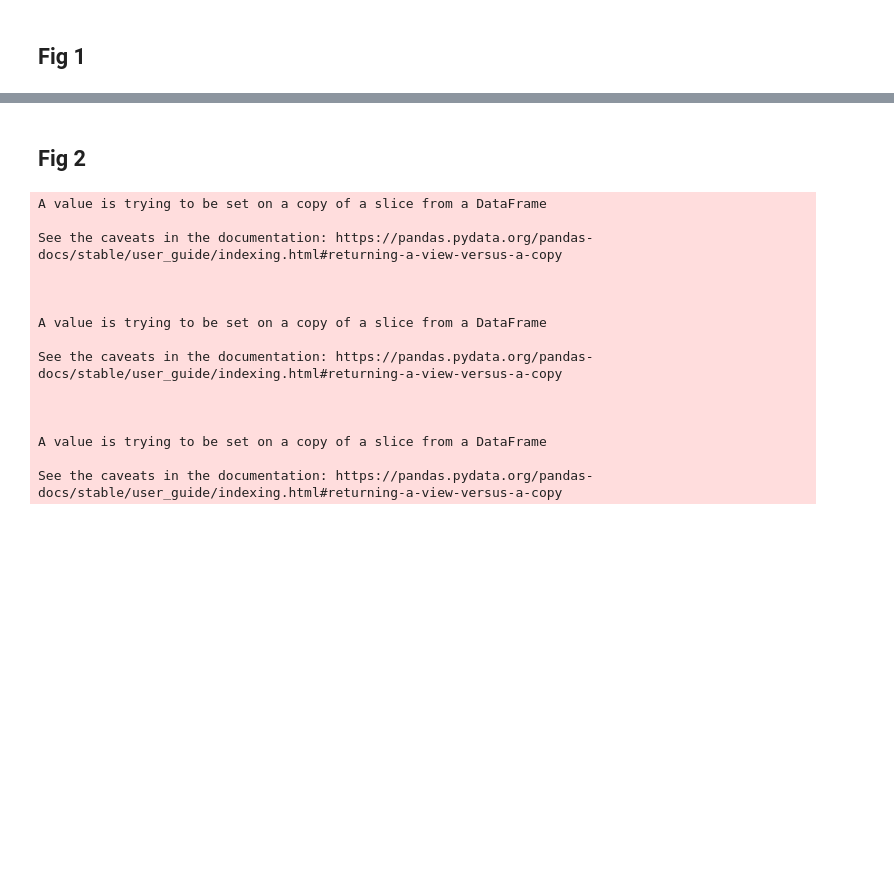
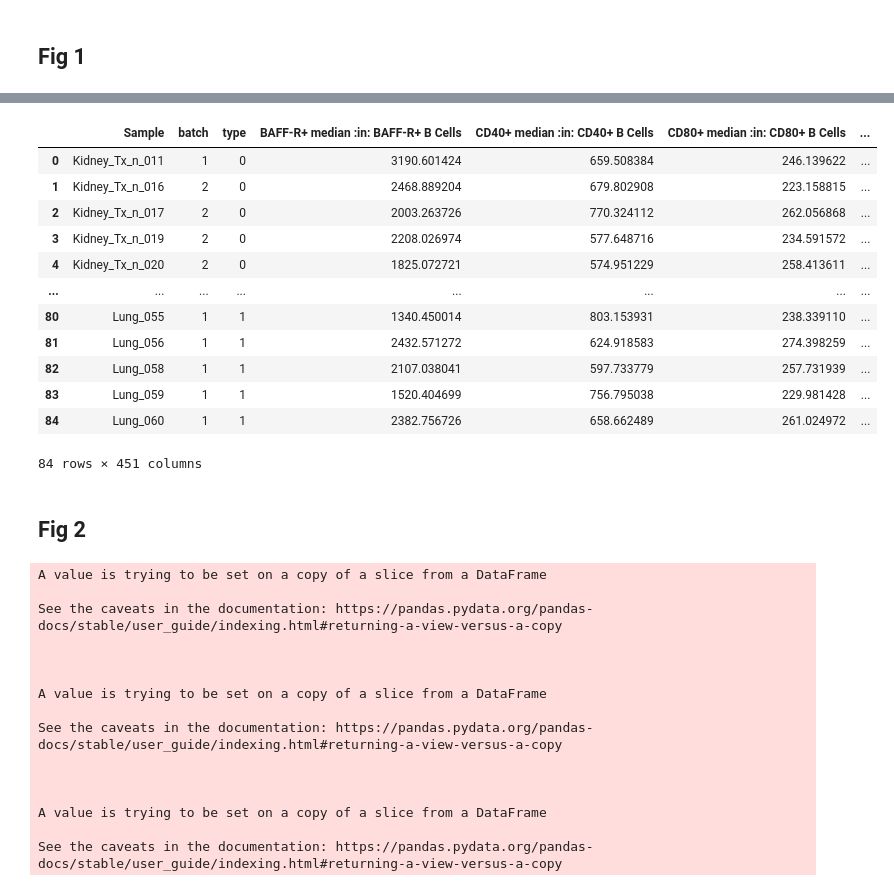
Before and after one commit to rafael-veiga/immunological_covid, a Jupyter notebook: figs.ipynb, the cells around one changed output, grey strips where cells are left out. Cells and saved outputs as stored; diff of their text form; code cells hidden in the pictures; blank space fills up the shorter version.

```diff
--- a/figs.ipynb
+++ b/figs.ipynb
@@ -113,3 +127,20 @@ FigureWidget({
+# %%
+df_d2_d = data["d2_d"]
+df_d2_d
+# %% [output]
+|  | Sample | batch | type | BAFF-R+ median :in: BAFF-R+ B Cells | CD40+ median :in: CD40+ B Cells | CD80+ median :in: CD80+ B Cells | ... |
+| 0 | Kidney_Tx_n_011 | 1 | 0 | 3190.601424 | 659.508384 | 246.139622 | ... |
+| 1 | Kidney_Tx_n_016 | 2 | 0 | 2468.889204 | 679.802908 | 223.158815 | ... |
+| 2 | Kidney_Tx_n_017 | 2 | 0 | 2003.263726 | 770.324112 | 262.056868 | ... |
+| 3 | Kidney_Tx_n_019 | 2 | 0 | 2208.026974 | 577.648716 | 234.591572 | ... |
+| 4 | Kidney_Tx_n_020 | 2 | 0 | 1825.072721 | 574.951229 | 258.413611 | ... |
+| ... | ... | ... | ... | ... | ... | ... | ... |
+| 80 | Lung_055 | 1 | 1 | 1340.450014 | 803.153931 | 238.339110 | ... |
+| 81 | Lung_056 | 1 | 1 | 2432.571272 | 624.918583 | 274.398259 | ... |
+| 82 | Lung_058 | 1 | 1 | 2107.038041 | 597.733779 | 257.731939 | ... |
+| 83 | Lung_059 | 1 | 1 | 1520.404699 | 756.795038 | 229.981428 | ... |
+| 84 | Lung_060 | 1 | 1 | 2382.756726 | 658.662489 | 261.024972 | ... |
+84 rows × 451 columns
 # %% [markdown]
 ## Fig 2
 # %%
```
Also changed, not shown: parts of 6 cells of this notebook, 1 other file.
